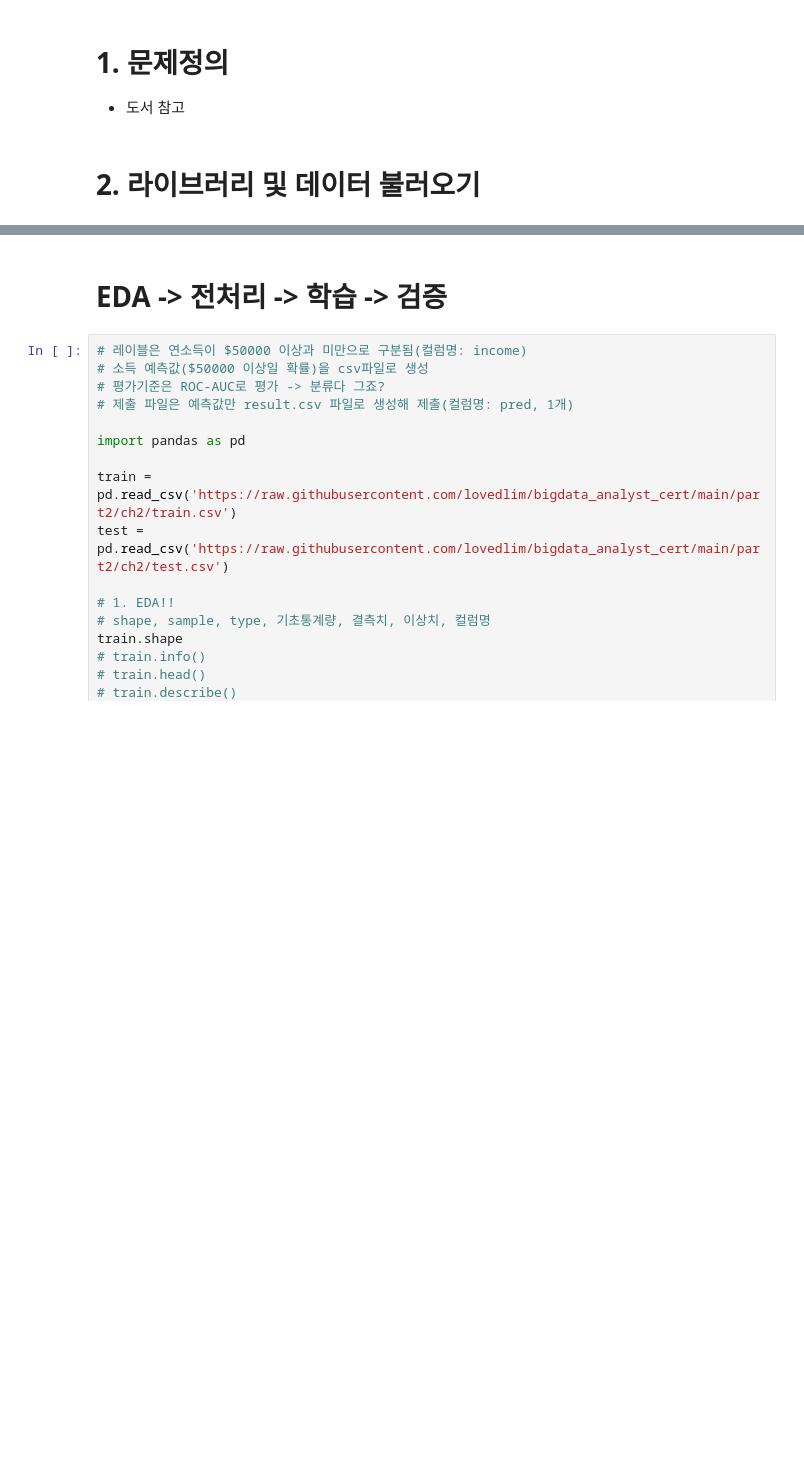
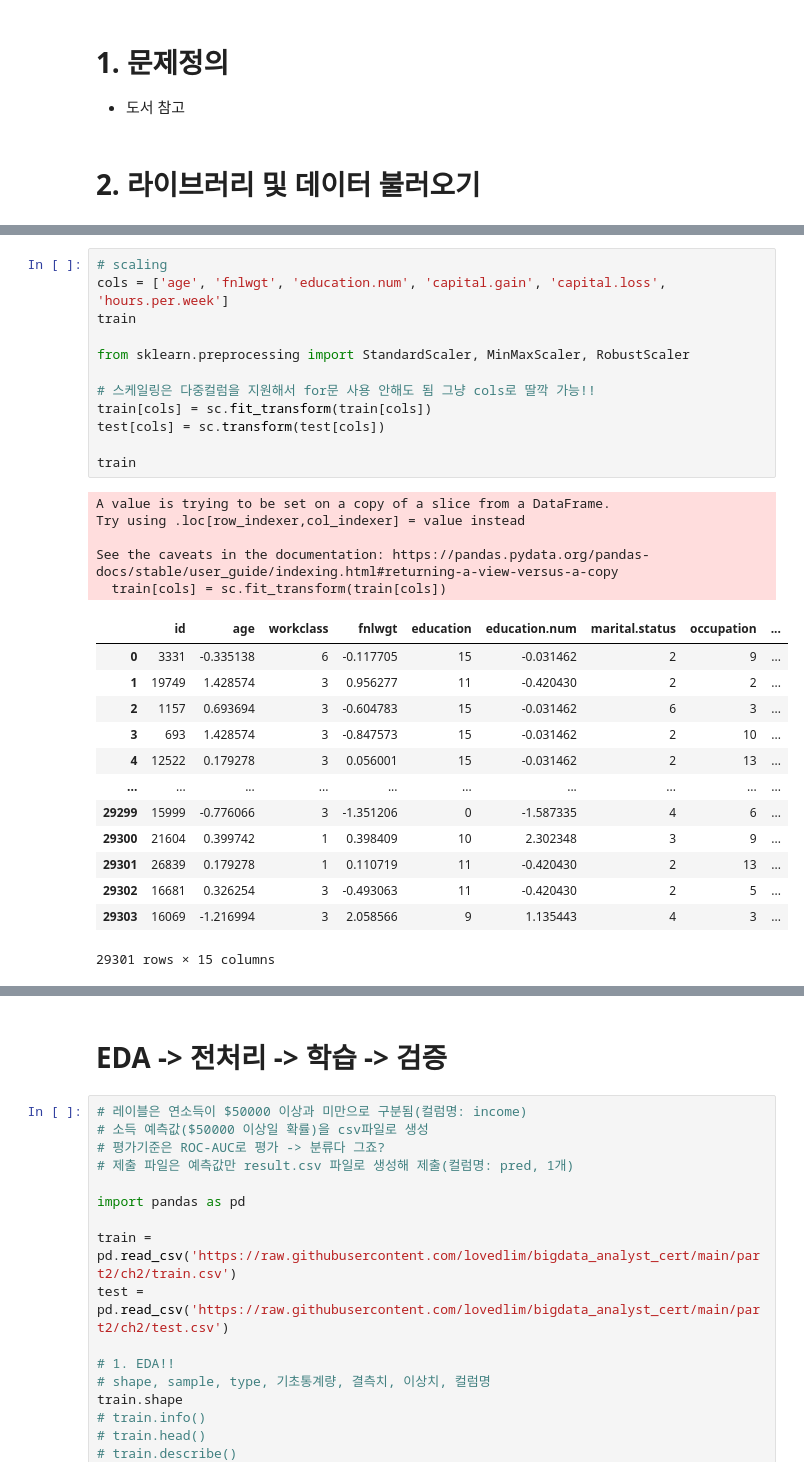
Before and after one commit to zzl-hyun/bigdata_analyst_cert_v2, a Jupyter notebook: part2/ch2/ch2_classification.ipynb, the cells around one changed output, grey strips where cells are left out. Drawn from its saved outputs; the diff is of its cells as text; blank space fills up the shorter version.

```diff
--- a/part2/ch2/ch2_classification.ipynb
+++ b/part2/ch2/ch2_classification.ipynb
@@ -18,0 +138,31 @@ test = pd.read_csv('https://raw.githubusercontent.com/lovedlim/bigdata_analyst_c
+# %%
+# scaling
+cols = ['age', 'fnlwgt', 'education.num', 'capital.gain', 'capital.loss', 'hours.per.week']
+train
+
+from sklearn.preprocessing import StandardScaler, MinMaxScaler, RobustScaler
+
+# 스케일링은 다중컬럼을 지원해서 for문 사용 안해도 됨 그냥 cols로 딸깍 가능!!
+train[cols] = sc.fit_transform(train[cols])
+test[cols] = sc.transform(test[cols])
+
+train
+# %% [output]
+A value is trying to be set on a copy of a slice from a DataFrame.
+Try using .loc[row_indexer,col_indexer] = value instead
+
+See the caveats in the documentation: https://pandas.pydata.org/pandas-docs/stable/user_guide/indexing.html#returning-a-view-versus-a-copy
+  train[cols] = sc.fit_transform(train[cols])
+|  | id | age | workclass | fnlwgt | education | education.num | marital.status | occupation | ... |
+| 0 | 3331 | -0.335138 | 6 | -0.117705 | 15 | -0.031462 | 2 | 9 | ... |
+| 1 | 19749 | 1.428574 | 3 | 0.956277 | 11 | -0.420430 | 2 | 2 | ... |
+| 2 | 1157 | 0.693694 | 3 | -0.604783 | 15 | -0.031462 | 6 | 3 | ... |
+| 3 | 693 | 1.428574 | 3 | -0.847573 | 15 | -0.031462 | 2 | 10 | ... |
+| 4 | 12522 | 0.179278 | 3 | 0.056001 | 15 | -0.031462 | 2 | 13 | ... |
+| ... | ... | ... | ... | ... | ... | ... | ... | ... | ... |
+| 29299 | 15999 | -0.776066 | 3 | -1.351206 | 0 | -1.587335 | 4 | 6 | ... |
+| 29300 | 21604 | 0.399742 | 1 | 0.398409 | 10 | 2.302348 | 3 | 9 | ... |
+| 29301 | 26839 | 0.179278 | 1 | 0.110719 | 11 | -0.420430 | 2 | 13 | ... |
+| 29302 | 16681 | 0.326254 | 3 | -0.493063 | 11 | -0.420430 | 2 | 5 | ... |
+| 29303 | 16069 | -1.216994 | 3 | 2.058566 | 9 | 1.135443 | 4 | 3 | ... |
+29301 rows × 15 columns
```
Also changed, not shown: parts of 11 cells of this notebook.
